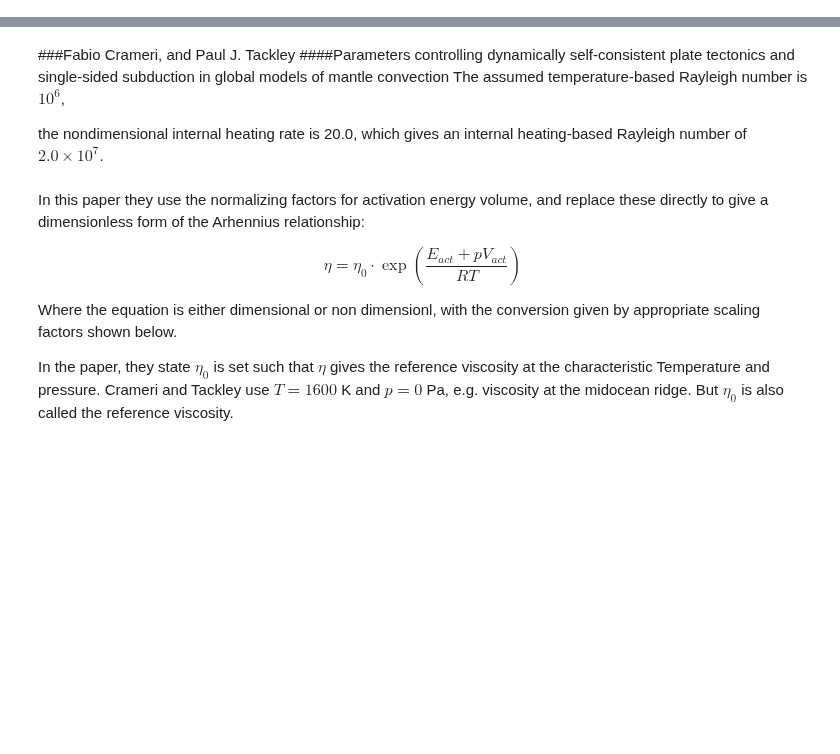
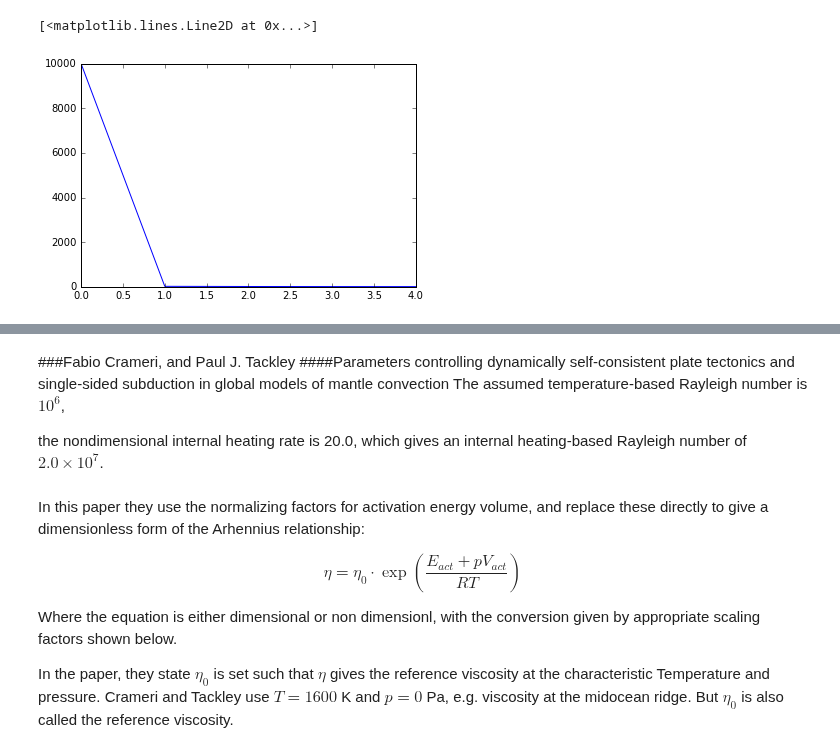
Before and after one commit to dansand/uw-bits, a Jupyter notebook: theory/rheology.ipynb, the cells around one changed output, grey strips where cells are left out. Drawn from its saved outputs; the diff is of its cells as text; code cells hidden in the pictures; blank space fills up the shorter version.

```diff
--- a/theory/rheology.ipynb
+++ b/theory/rheology.ipynb
@@ -119,0 +116,9 @@ $$H' = \frac{H D^2}{C \triangle T \kappa_0} $$
+# %%
+e = np.linspace(1e-6, 1, 100)
+B = 1.
+n = 3.
+eta = [(B/es**(n-1))**(1/n) for es in e]
+plt.plot(eta[0:5])
+# %% [output]
+[<matplotlib.lines.Line2D at 0x...>]
+[figure, added]
```
Also changed, not shown: parts of 13 cells of this notebook, 37 other files.
